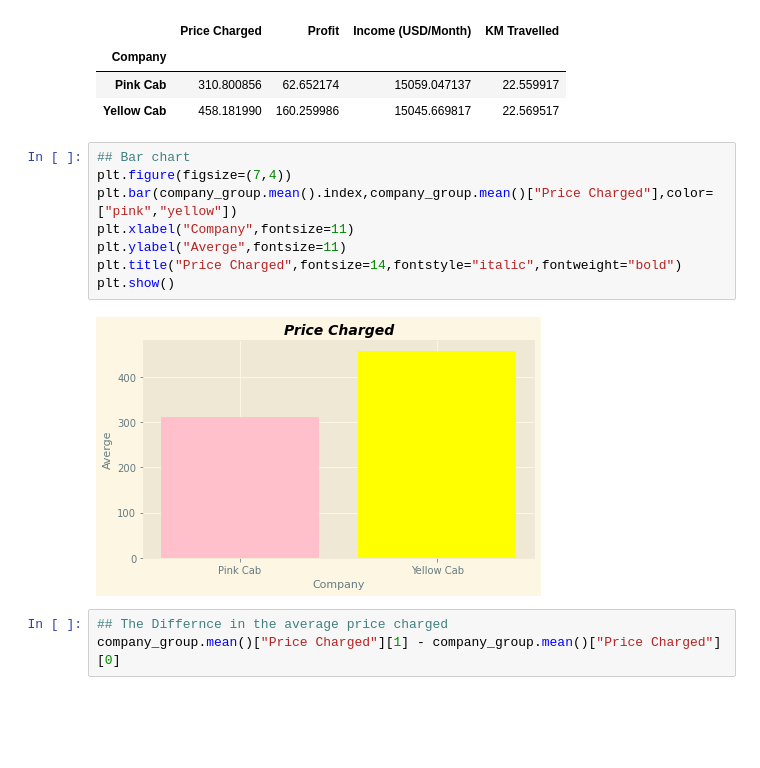
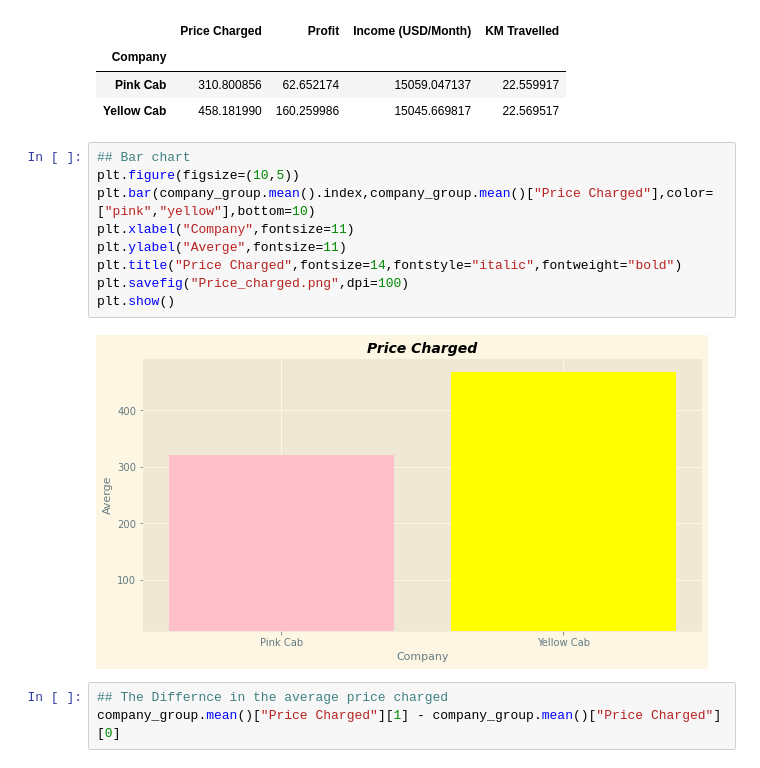
Before and after one commit to EEAjaegbu/Investment-Analytics-Assignmet-2, a Jupyter notebook: Week2 Script.ipynb, the cells around one changed output. Drawn from its saved outputs; the diff is of its cells as text; blank space fills up the shorter version.

```diff
--- a/Week2 Script.ipynb
+++ b/Week2 Script.ipynb
@@ -344,14 +364,15 @@ company_group.mean().loc[:,["Price Charged","Profit","Income (USD/Month)","KM Tr
 | Yellow Cab | 458.181990 | 160.259986 | 15045.669817 | 22.569517 |
 # %%
 ## Bar chart
-plt.figure(figsize=(7,4))
-plt.bar(company_group.mean().index,company_group.mean()["Price Charged"],color=["pink","yellow"])
+plt.figure(figsize=(10,5))
+plt.bar(company_group.mean().index,company_group.mean()["Price Charged"],color=["pink","yellow"],bottom=10)
 plt.xlabel("Company",fontsize=11)
 plt.ylabel("Averge",fontsize=11)
 plt.title("Price Charged",fontsize=14,fontstyle="italic",fontweight="bold")
+plt.savefig("Price_charged.png",dpi=100)
 plt.show()
 # %% [output]
-[figure, old version]
+[figure, new version]
 # %%
 ## The Differnce in the average price charged
 company_group.mean()["Price Charged"][1] - company_group.mean()["Price Charged"][0]
```
Also changed, not shown: parts of 28 cells of this notebook.
